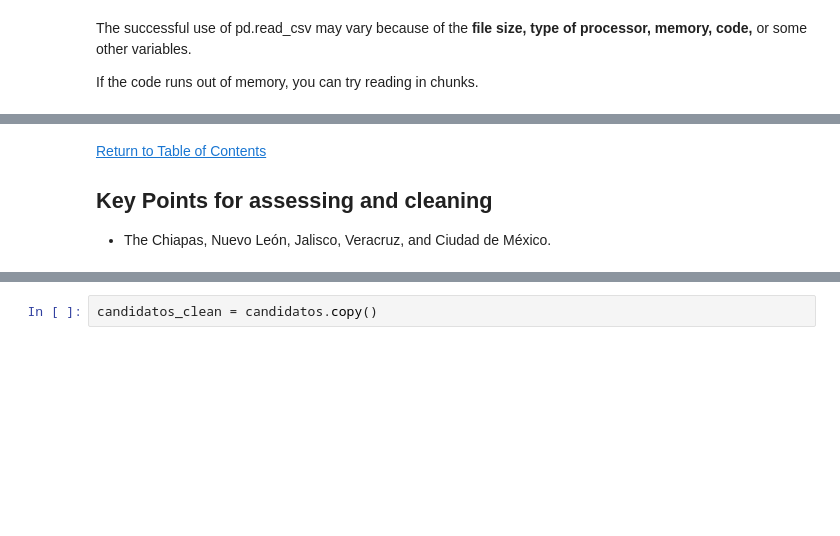
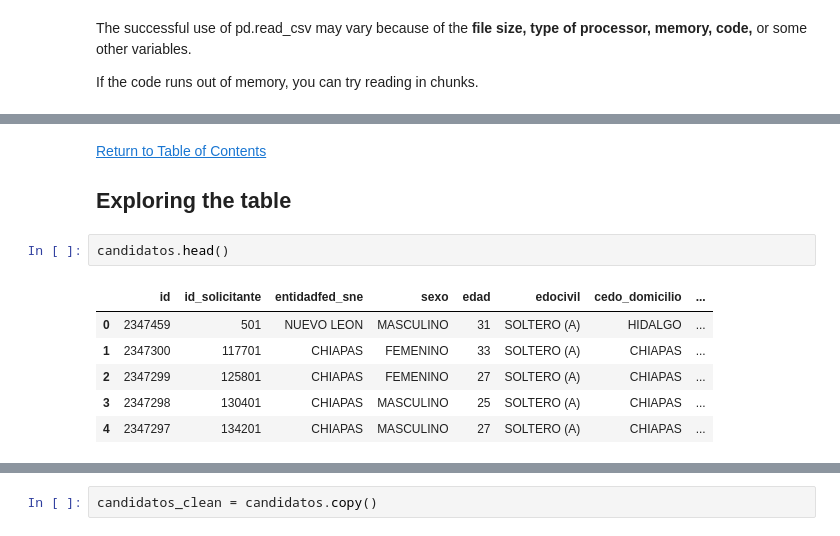
Before and after one commit to Lilianasu/SNEmpleo, a Jupyter notebook: 4.2-Cleaning candidatos.ipynb, the cells around one changed output, grey strips where cells are left out. Cells and saved outputs as stored; diff of their text form; blank space fills up the shorter version.

```diff
--- a/4.2-Cleaning candidatos.ipynb
+++ b/4.2-Cleaning candidatos.ipynb
@@ -165,7 +182,14 @@ candidatos.head(1)
 | 0 | 2347459 | 501 | NUEVO LEON | MASCULINO | 31 | SOLTERO (A) | HIDALGO | ... |
-# %% [markdown]
-[Return to Table of Contents](#table)
-<a id='key'></a>
-## Key Points for assessing and cleaning
-
-- The Chiapas, Nuevo León, Jalisco, Veracruz, and Ciudad de México.
+# %% [markdown]
+<a id='explore'></a>
+[Return to Table of Contents](#table)
+## Exploring the table
+# %%
+candidatos.head()
+# %% [output]
+|  | id | id_solicitante | entidadfed_sne | sexo | edad | edocivil | cedo_domicilio | ... |
+| 0 | 2347459 | 501 | NUEVO LEON | MASCULINO | 31 | SOLTERO (A) | HIDALGO | ... |
+| 1 | 2347300 | 117701 | CHIAPAS | FEMENINO | 33 | SOLTERO (A) | CHIAPAS | ... |
+| 2 | 2347299 | 125801 | CHIAPAS | FEMENINO | 27 | SOLTERO (A) | CHIAPAS | ... |
+| 3 | 2347298 | 130401 | CHIAPAS | MASCULINO | 25 | SOLTERO (A) | CHIAPAS | ... |
+| 4 | 2347297 | 134201 | CHIAPAS | MASCULINO | 27 | SOLTERO (A) | CHIAPAS | ... |
```
Also changed, not shown: parts of 45 cells of this notebook.
